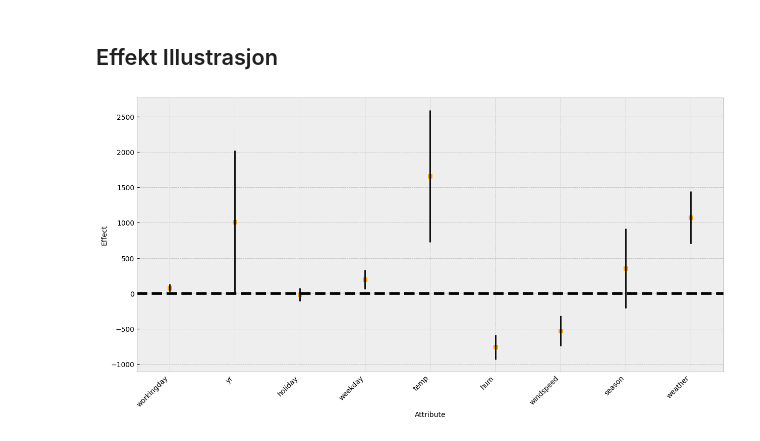
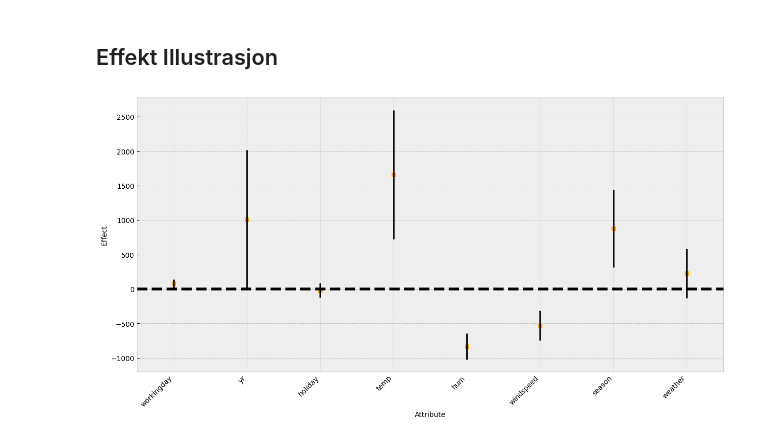
Before and after one commit to bcwein/presentations, a Jupyter notebook: tolkbar.ipynb, the cells around one changed output. Drawn from its saved outputs; the diff is of its cells as text; code cells hidden in the pictures.

```diff
--- a/tolkbar.ipynb
+++ b/tolkbar.ipynb
@@ -80,7 +79,7 @@ Desse må konverterast til numpy arrays da scikit-learn krever det. Dette gjer e
 ved .values på slutten av ein Pandas Dataframe
 # %%
 y, X = dmatrices(
-    'cnt ~ season_Spring + season_Summer + season_Fall + season_Winter + weather_Clear + weather_Mist + weather_Rain + workingday + yr + holiday + weekday + workingday + temp + hum + windspeed',
+    'cnt ~ season_Spring + season_Summer + season_Fall + weather_Clear + weather_Rain + workingday + yr + holiday + workingday + temp + hum + windspeed',
     data=data, return_type='dataframe'
 )
 # %% [markdown]
@@ -183,43 +177,43 @@ for column in X:
 
 # Merge dummies
 effect['season'] = effect['season_Spring'] + effect['season_Summer'] + \
-    effect['season_Fall'] + effect['season_Winter']
+    effect['season_Fall']
 effect = effect.drop([
-    'season_Spring', 'season_Summer', 'season_Fall', 'season_Winter'
+    'season_Spring', 'season_Summer', 'season_Fall'
 ], axis=1)
 
 # Merge dummies
-effect['weather'] = effect['weather_Clear'] + effect['weather_Mist'] + \
+effect['weather'] = effect['weather_Clear'] + \
       effect['weather_Rain']
 
 effect = effect.drop([
-    'weather_Clear', 'weather_Mist', 'weather_Rain'
+    'weather_Clear', 'weather_Rain'
 ], axis=1)
 
 # Transformer dataframe til format for plot
 plotdf = effect.describe().T
 plotdf = plotdf.reset_index()
 plotdf = plotdf.rename(
     columns={'mean' : 'coef', 'std' : 'err', 'index' : 'varname'}
 )
 
 # Fjern Intercept
 plotdf = plotdf[1:]
 
 fig, ax = plt.subplots(figsize=(15, 8))
 plt.style.use('bmh')
 plotdf.plot(x='varname', y='coef', kind='bar',
              ax=ax, color='none',
              yerr='err', legend=False)
 
 ax.set_ylabel('Effect')
 ax.set_xlabel('Attribute')
 
-ax.scatter(x=pd.np.arange(plotdf.shape[0]),
+ax.scatter(x=np.arange(plotdf.shape[0]),
            marker='s', s=30,
            y=plotdf['coef'], color='orange')
 ax.axhline(y=0, linestyle='--', color='black', linewidth=4)
 ax.xaxis.set_ticks_position('none')
 fig.autofmt_xdate(rotation=45)
 # %% [output]
-[figure, old version]
+[figure, new version]
```
Also changed, not shown: parts of 4 cells of this notebook.
